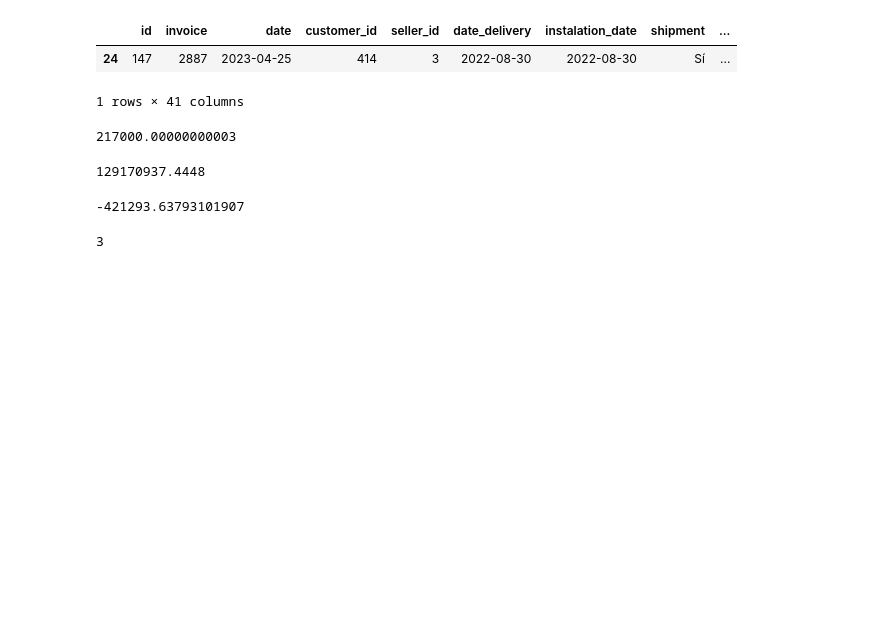
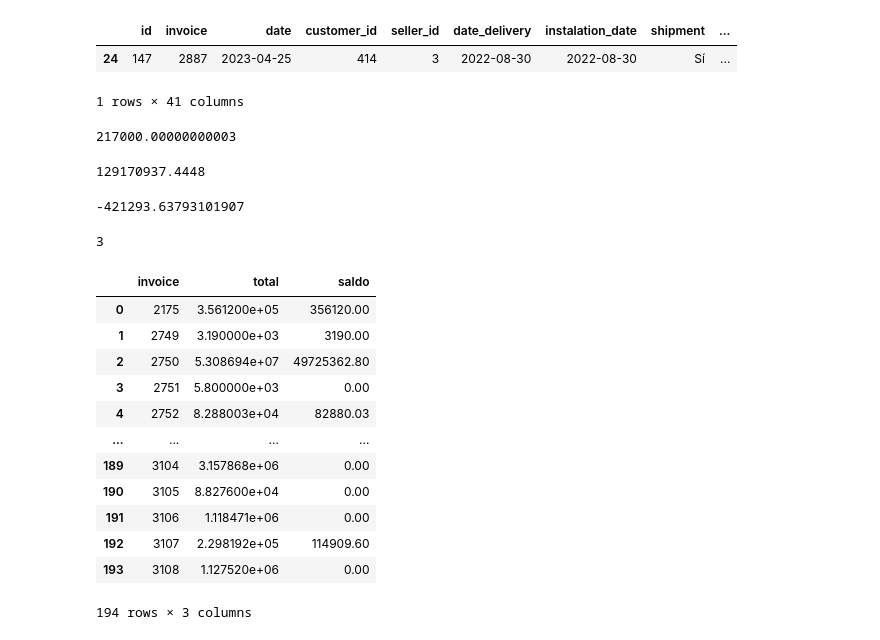
Before and after one commit to AjoloteCosmico/tyrsaAdmin, a Jupyter notebook: public/migracion.ipynb, the cells around one changed output. Drawn from its saved outputs; the diff is of its cells as text; code cells hidden in the pictures; blank space fills up the shorter version.

```diff
--- a/public/migracion.ipynb
+++ b/public/migracion.ipynb
@@ -546,0 +604,23 @@ len(p)
+# %%
+#Separar pedidos vigentes
+    #Agregar columna con saldo en los cobros
+pedidos=pedidos.assign(saldo=0.0)
+for i in range(len(pedidos)):
+    pedidos['saldo'].values[i]=cobros.loc[cobros['order_id']==pedidos['id'].values[i],'amount'].sum()
+# %%
+# ej, el primer pedido
+pedidos[['invoice','total','saldo']]
+# %% [output]
+|  | invoice | total | saldo |
+| 0 | 2175 | 3.561200e+05 | 356120.00 |
+| 1 | 2749 | 3.190000e+03 | 3190.00 |
+| 2 | 2750 | 5.308694e+07 | 49725362.80 |
+| 3 | 2751 | 5.800000e+03 | 0.00 |
+| 4 | 2752 | 8.288003e+04 | 82880.03 |
+| ... | ... | ... | ... |
+| 189 | 3104 | 3.157868e+06 | 0.00 |
+| 190 | 3105 | 8.827600e+04 | 0.00 |
+| 191 | 3106 | 1.118471e+06 | 0.00 |
+| 192 | 3107 | 2.298192e+05 | 114909.60 |
+| 193 | 3108 | 1.127520e+06 | 0.00 |
+194 rows × 3 columns
```
Also changed, not shown: parts of 17 cells of this notebook, 1 other file.
